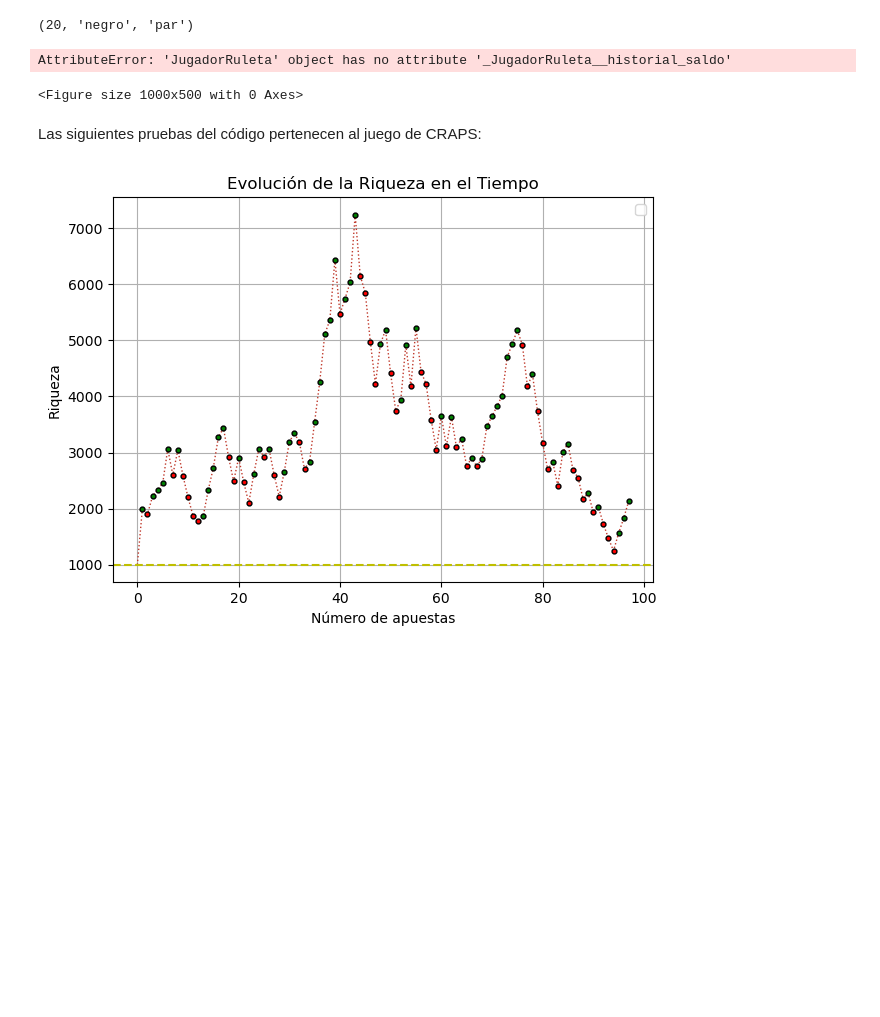
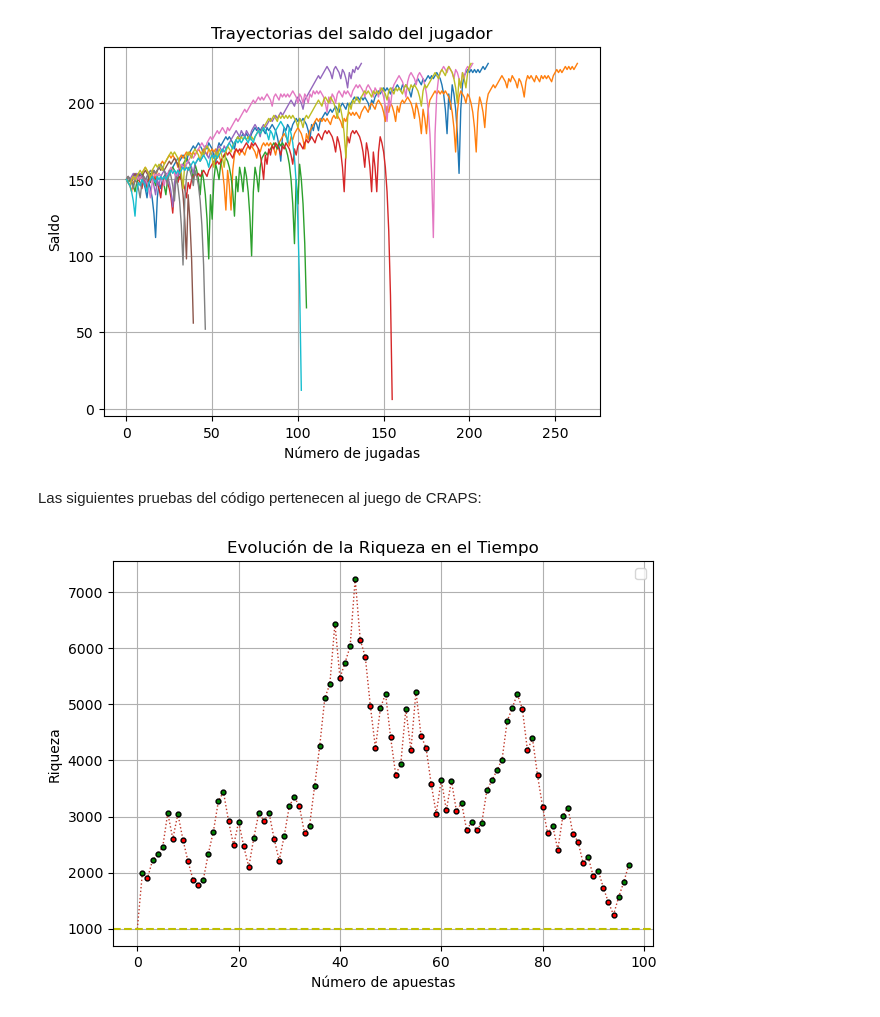
Before and after one commit to JEIKEL195/Proyecto_CA_0305, a Jupyter notebook: cod/Python/__main__.ipynb, the cells around one changed output. Saved outputs shown, nothing was run; the diff lists cells and outputs as text; code cells hidden in the pictures; blank space fills up the shorter version.

```diff
--- a/cod/Python/__main__.ipynb
+++ b/cod/Python/__main__.ipynb
@@ -12 +38,5 @@ jugador.hacer_apuesta('paridad', 'negro', 100)
+# %%
+sim.trayectorias()
+# %% [output]
+[figure, added]
 # %%
@@ -14,23 +44,3 @@ ruleta = Ruleta()
-# %%
-resultado = ruleta.girar()
-print(resultado)
-# %% [output]
-(20, 'negro', 'par')
-# %%
-jugador.hacer_apuesta('docena', 2, 100)
-
-
-
-ruleta = Ruleta()
-
-resultado = ruleta.girar()
-
-jugador.actualizar_saldo(resultado)
-
-jugador.graficar_saldo()
-# %% [output]
-AttributeError: 'JugadorRuleta' object has no attribute '_JugadorRuleta__historial_saldo'
-<Figure size 1000x500 with 0 Axes>
 # %% [markdown]
 Las siguientes pruebas del código pertenecen al juego de CRAPS:
 # %%
```
Also changed, not shown: parts of 7 cells of this notebook, 12 other files.
